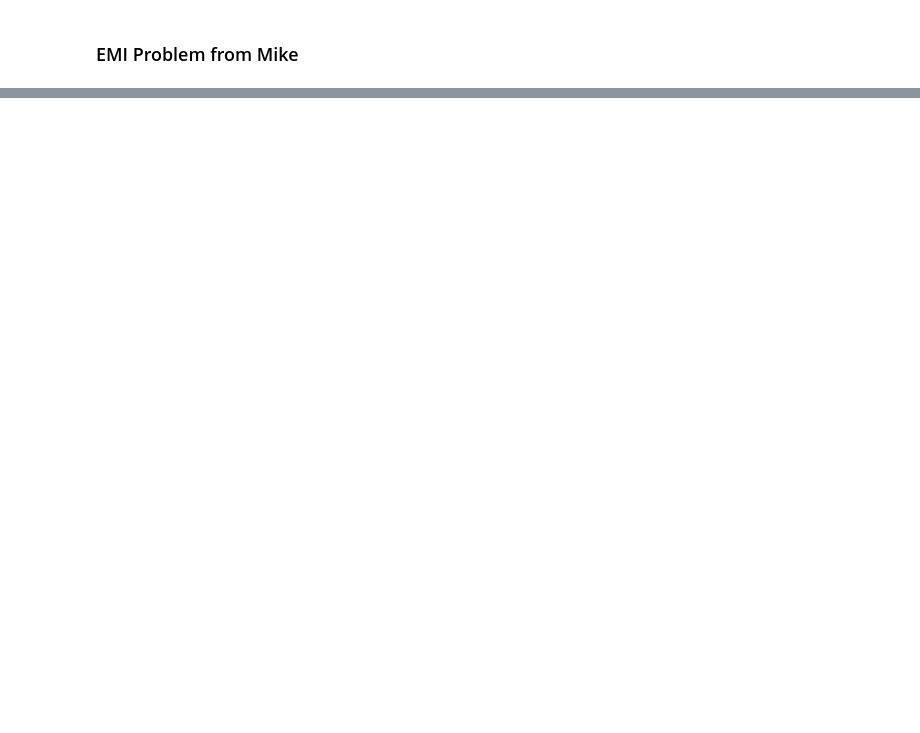
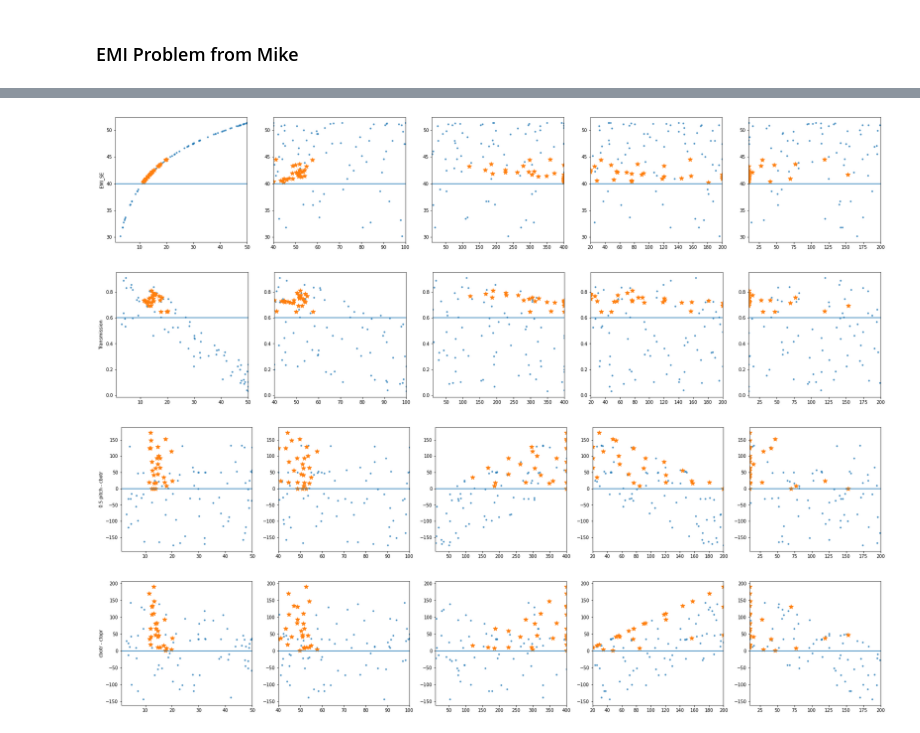
Before and after one commit to erichanslee/active-search-metric-diversity, a Jupyter notebook: true-demo-with-wrappers.ipynb, the cells around one changed output, grey strips where cells are left out. Saved outputs shown, nothing was run; the diff lists cells and outputs as text; code cells hidden in the pictures; blank space fills up the shorter version.

```diff
--- a/true-demo-with-wrappers.ipynb
+++ b/true-demo-with-wrappers.ipynb
@@ -365,0 +289,14 @@ for i in range(len(metric_names)):
+# %%
+emcs = ExpectedMetricCoverageService(
+  parameters=emi.parameters,
+  constraints=emi.constraints,
+  punchout_radius=25,
+  num_init_points=5 * len(emi.parameters),
+  hyperparameters=emi.fixed_lengthscales,
+)
+# %%
+for i in range(100):
+  suggestion = emcs.create_suggestion()
+  values = emi.evaluate(suggestion)
+  observation = {'suggestion': suggestion['id'], 'values': values}
+  emcs.create_observation(observation)
@@ -365,0 +321,18 @@ for i in range(len(metric_names)):
+# %%
+emcs_points = numpy.array(emcs.get_points())
+emcs_values = numpy.array(emcs.get_values())
+emcs_feasible_inds = numpy.array(emcs.get_feasible_indices())
+# %%
+for i, m_name in enumerate(emi.metric_names):
+  fig, axes = plt.subplots(1, len(emi.parameters), figsize=(6 * len(emi.parameters), 5))
+  for j, ax in enumerate(axes):
+    ax.plot(emcs_points[:, j], emcs_values[:, i], ".", alpha=0.7)
+    ax.plot(emcs_points[emcs_feasible_inds, j], emcs_values[emcs_feasible_inds, i], "*", markersize=10)
+    ax.hlines(emi.thresholds[i], emi.parameters[j]["bounds"]["min"], emi.parameters[j]["bounds"]["max"])
+    ax.set_xlim([emi.parameters[j]["bounds"]["min"], emi.parameters[j]["bounds"]["max"]])
+  axes[0].set_ylabel(m_name)
+# %% [output]
+[figure, added]
+[figure, added]
+[figure, added]
+[figure, added]
```
Also changed, not shown: parts of 24 cells of this notebook.
